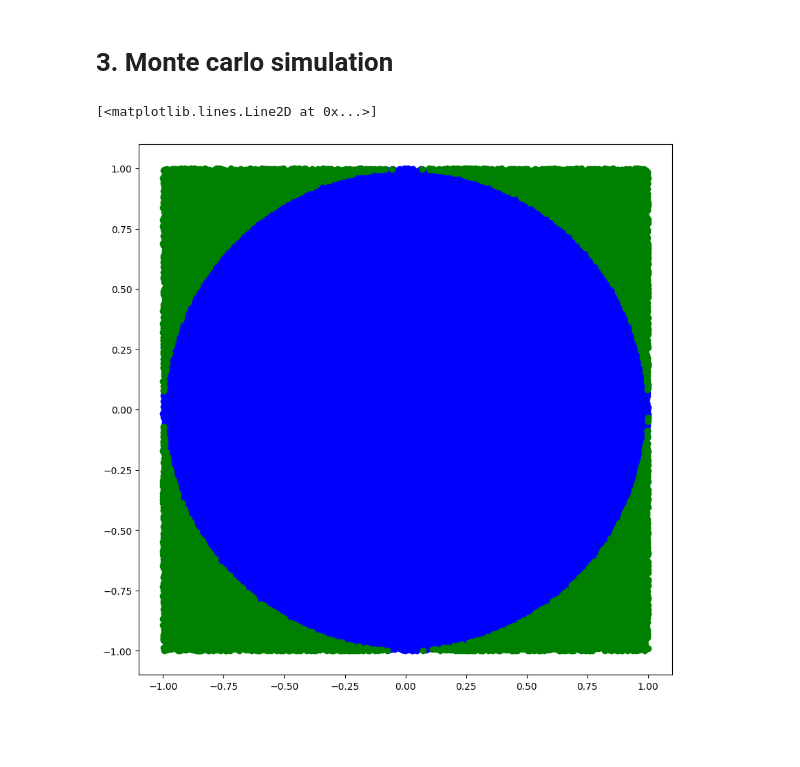
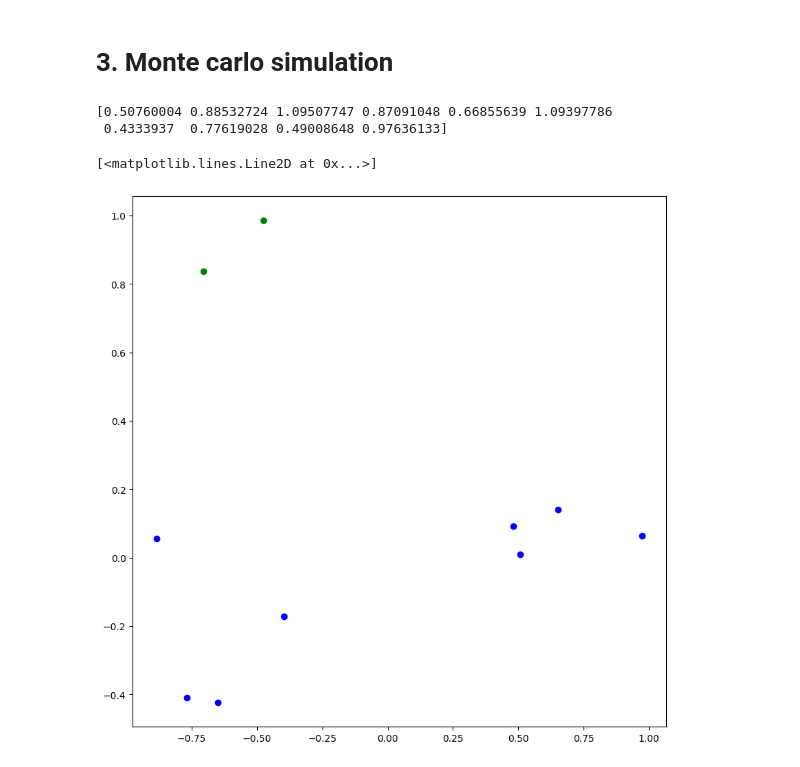
Before and after one commit to jvesand/python-johan-sandberg, a Jupyter notebook: Exercises/10-numpy-exercises.ipynb, the cells around one changed output. Drawn from its saved outputs; the diff is of its cells as text; code cells hidden in the pictures; blank space fills up the shorter version.

Commit message:
distance using np.linalg.norm

```diff
--- a/Exercises/10-numpy-exercises.ipynb
+++ b/Exercises/10-numpy-exercises.ipynb
@@ -89,14 +89,21 @@ plt.bar(np.unique(threes), frequences_three)
 # %%
 import numpy as np
 import matplotlib.pyplot as plt
 
-uniform_x = np.random.uniform(-1,1, 10**5)
-uniform_y = np.random.uniform(-1,1, 10**5)
+
+uniform_x = np.random.uniform(-1,1, 10)
+uniform_y = np.random.uniform(-1,1, 10)
 distances = np.sqrt(uniform_x**2 + uniform_y**2)
 
+# alternative distance
+dist = [np.linalg.norm([uniform_x[i], uniform_y[i]]) for i in range(len(uniform_x))]
+dist = np.asarray(dist)
+
 plt.figure(figsize=(10,10))
-plt.plot(uniform_x[np.where(distances <= 1)], uniform_y[np.where(distances <= 1)], 'o', color = "Blue")
-plt.plot(uniform_x[np.where(distances > 1)], uniform_y[np.where(distances > 1)], 'o', color = "Green")
+plt.plot(uniform_x[np.where(dist <= 1)], uniform_y[np.where(dist <= 1)], 'o', color = "Blue")
+plt.plot(uniform_x[np.where(dist > 1)], uniform_y[np.where(dist > 1)], 'o', color = "Green")
 # %% [output]
-[<matplotlib.lines.Line2D at 0x...>]
+[0.50760004 0.88532724 1.09507747 0.87091048 0.66855639 1.09397786
+ 0.4333937  0.77619028 0.49008648 0.97636133]
+[<matplotlib.lines.Line2D at 0x...>]
-[figure, old version]
+[figure, new version]
```
